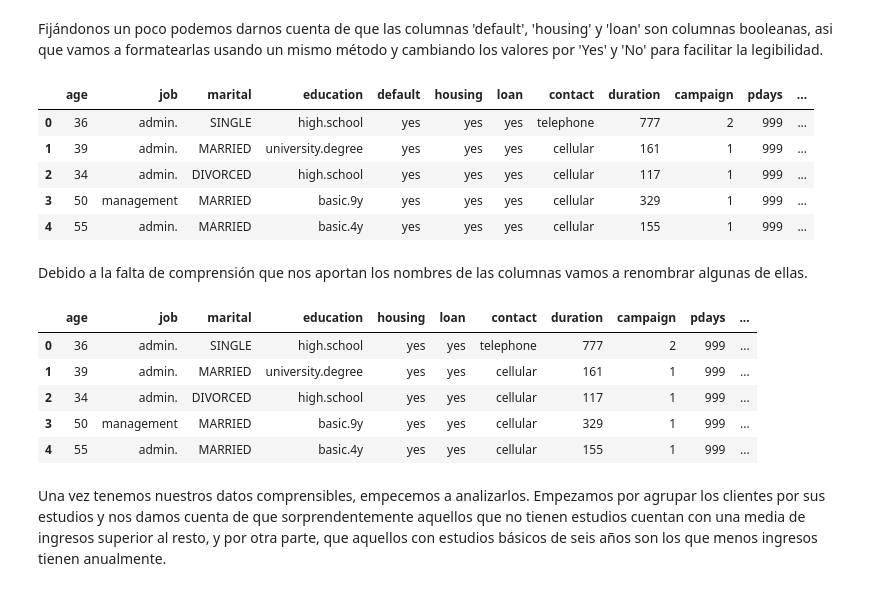
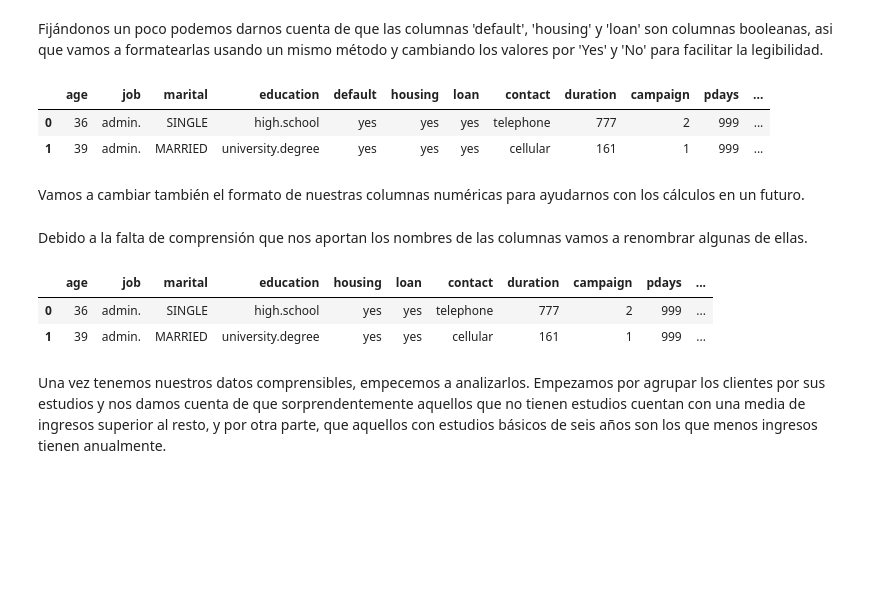
Before and after one commit to OscarCasahe/Python_for_data, a Jupyter notebook: dev/proyecto_EDA.ipynb, the cells around one changed output. Drawn from its saved outputs; the diff is of its cells as text; code cells hidden in the pictures; blank space fills up the shorter version.

```diff
--- a/dev/proyecto_EDA.ipynb
+++ b/dev/proyecto_EDA.ipynb
@@ -248,25 +226,24 @@ Fijándonos un poco podemos darnos cuenta de que las columnas 'default', 'housin
 # %%
 # Vamos a usar el método fillNulls para limpiar las columnas y los pasamos a str para poder hacer la sustitución
 bank_data['default'] = bank_data['default'].apply(fillNulls).astype(str)
 bank_data['housing'] = bank_data['housing'].apply(fillNulls).astype(str)
 bank_data['loan'] = bank_data['loan'].apply(fillNulls).astype(str)
 
 def yesNoColumn(booleanValue):
     if booleanValue == '0':
         return 'no'
     else:
         return 'yes'
 
 #Ahora vamos a sustituir los valores actuales por los deseados
 bank_data['default'] = bank_data['default'].apply(yesNoColumn)
 bank_data['housing'] = bank_data['housing'].apply(yesNoColumn)
 bank_data['loan'] = bank_data['loan'].apply(yesNoColumn)
 
-bank_data.head()
+bank_data.head(2)
 # %% [output]
 |  | age | job | marital | education | default | housing | loan | contact | duration | campaign | pdays | ... |
 | 0 | 36 | admin. | SINGLE | high.school | yes | yes | yes | telephone | 777 | 2 | 999 | ... |
 | 1 | 39 | admin. | MARRIED | university.degree | yes | yes | yes | cellular | 161 | 1 | 999 | ... |
-| 2 | 34 | admin. | DIVORCED | high.school | yes | yes | yes | cellular | 117 | 1 | 999 | ... |
-| 3 | 50 | management | MARRIED | basic.9y | yes | yes | yes | cellular | 329 | 1 | 999 | ... |
-| 4 | 55 | admin. | MARRIED | basic.4y | yes | yes | yes | cellular | 155 | 1 | 999 | ... |
+# %% [markdown]
+Vamos a cambiar también el formato de nuestras columnas numéricas para ayudarnos con los cálculos en un futuro.
@@ -285,14 +267,11 @@ interaction_date = bank_data['date']
 bank_data.drop("date",axis = 1,inplace = True)
 bank_data['interaction_date'] = interaction_date
 # %%
-bank_data.head()
+bank_data.head(2)
 # %% [output]
 |  | age | job | marital | education | housing | loan | contact | duration | campaign | pdays | ... |
 | 0 | 36 | admin. | SINGLE | high.school | yes | yes | telephone | 777 | 2 | 999 | ... |
 | 1 | 39 | admin. | MARRIED | university.degree | yes | yes | cellular | 161 | 1 | 999 | ... |
-| 2 | 34 | admin. | DIVORCED | high.school | yes | yes | cellular | 117 | 1 | 999 | ... |
-| 3 | 50 | management | MARRIED | basic.9y | yes | yes | cellular | 329 | 1 | 999 | ... |
-| 4 | 55 | admin. | MARRIED | basic.4y | yes | yes | cellular | 155 | 1 | 999 | ... |
 # %% [markdown]
 Una vez tenemos nuestros datos comprensibles, empecemos a analizarlos.
 Empezamos por agrupar los clientes por sus estudios y nos damos cuenta de que sorprendentemente aquellos que no tienen estudios cuentan con una media de ingresos superior al resto, y por otra parte, que aquellos con estudios básicos de seis años son los que menos ingresos tienen anualmente.
```
Also changed, not shown: parts of 31 cells of this notebook, 1 other file.
